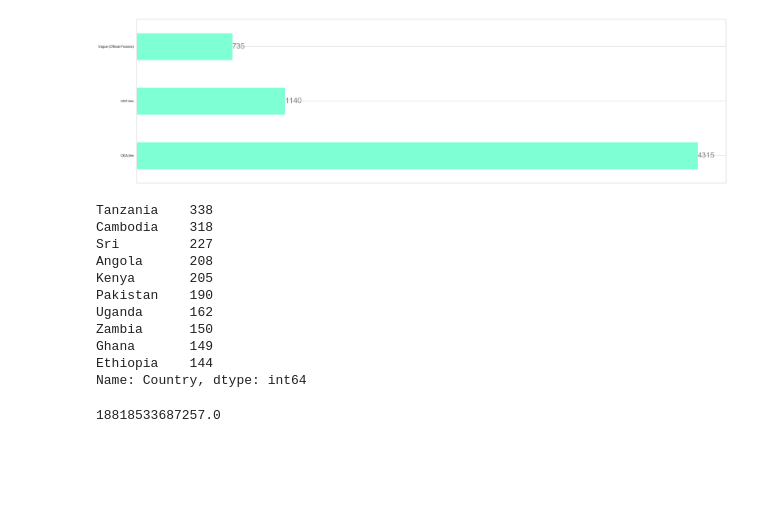
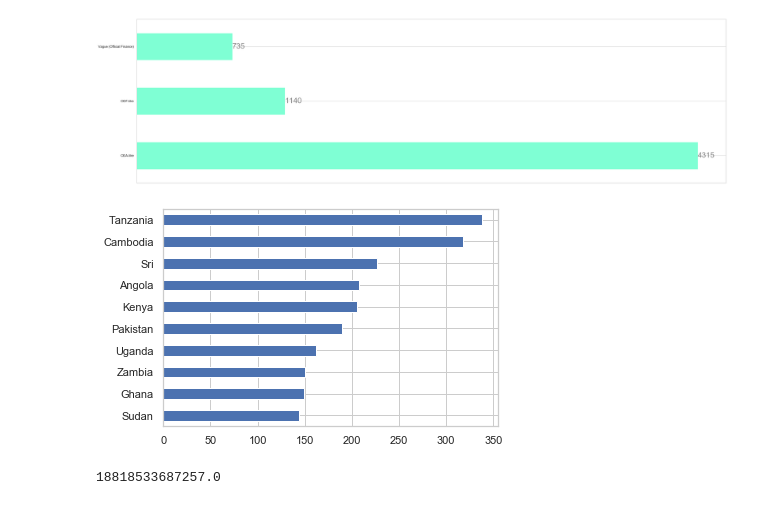
Before and after one commit to tongxuCai/datastudio, a Jupyter notebook: 2-cninvestment/2-cninvestment.ipynb, the cells around one changed output. Cells and saved outputs as stored; diff of their text form; code cells hidden in the pictures; blank space fills up the shorter version.

```diff
--- a/2-cninvestment/2-cninvestment.ipynb
+++ b/2-cninvestment/2-cninvestment.ipynb
@@ -193,20 +191,11 @@ plt.savefig('flowclass.pdf')
 # %% [output]
 [figure]
 # %%
-firstall['Country'].value_counts().head(10)
+firstall['Country'].value_counts().head(10).sort_values().plot(kind='barh')
+plt.savefig('mostnumber.pdf')
 #Tanzania receives the most amount of investments.
 # %% [output]
-Tanzania    338
-Cambodia    318
-Sri         227
-Angola      208
-Kenya       205
-Pakistan    190
-Uganda      162
-Zambia      150
-Ghana       149
-Ethiopia    144
-Name: Country, dtype: int64
+[figure, added]
 # %%
 #measure amount total.
 firstall['amount'].sum(axis= 0, skipna = True)
```
Also changed, not shown: parts of 6 cells of this notebook, 28 other files.
